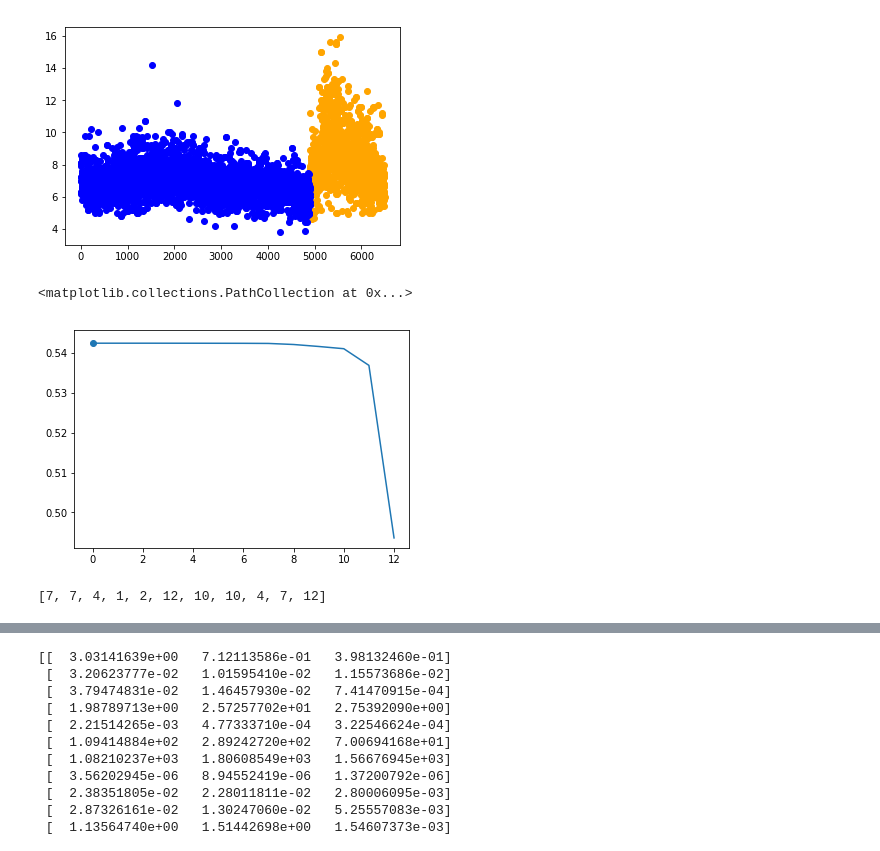
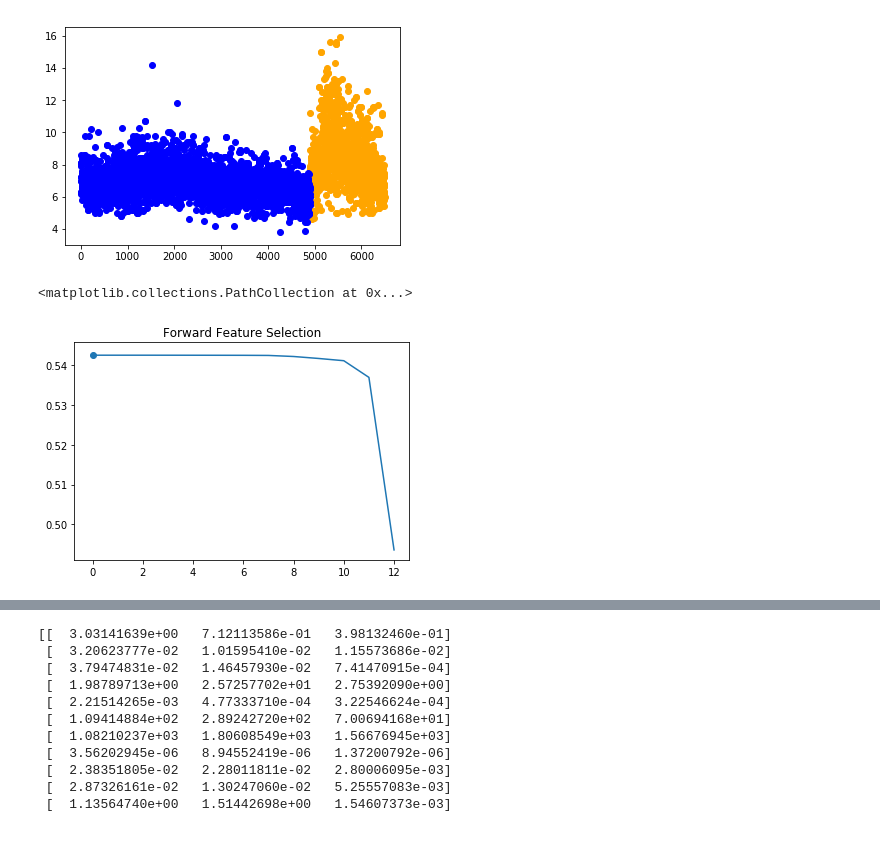
Before and after one commit to TheBestHu/machinelearnig, a Jupyter notebook: homework7/P1.ipynb, the cells around one changed output, grey strips where cells are left out. Drawn from its saved outputs; the diff is of its cells as text; code cells hidden in the pictures.

```diff
--- a/homework7/P1.ipynb
+++ b/homework7/P1.ipynb
@@ -131,13 +128,9 @@ def fisher(A, B):
     return group
 # %%
 trace,best_list = FFS(operator)
+plt.title('Forward Feature Selection')
 plt.plot(trace)
 plt.scatter(trace.index(max(trace)),max(trace))
 # %% [output]
 <matplotlib.collections.PathCollection at 0x...>
-[figure, old version]
+[figure, new version]
-# %%
-remove_list = BFS(operator)
-print(remove_list)
-# %% [output]
-[7, 7, 4, 1, 2, 12, 10, 10, 4, 7, 12]
```
Also changed, not shown: parts of 4 cells of this notebook, 1 other file.
